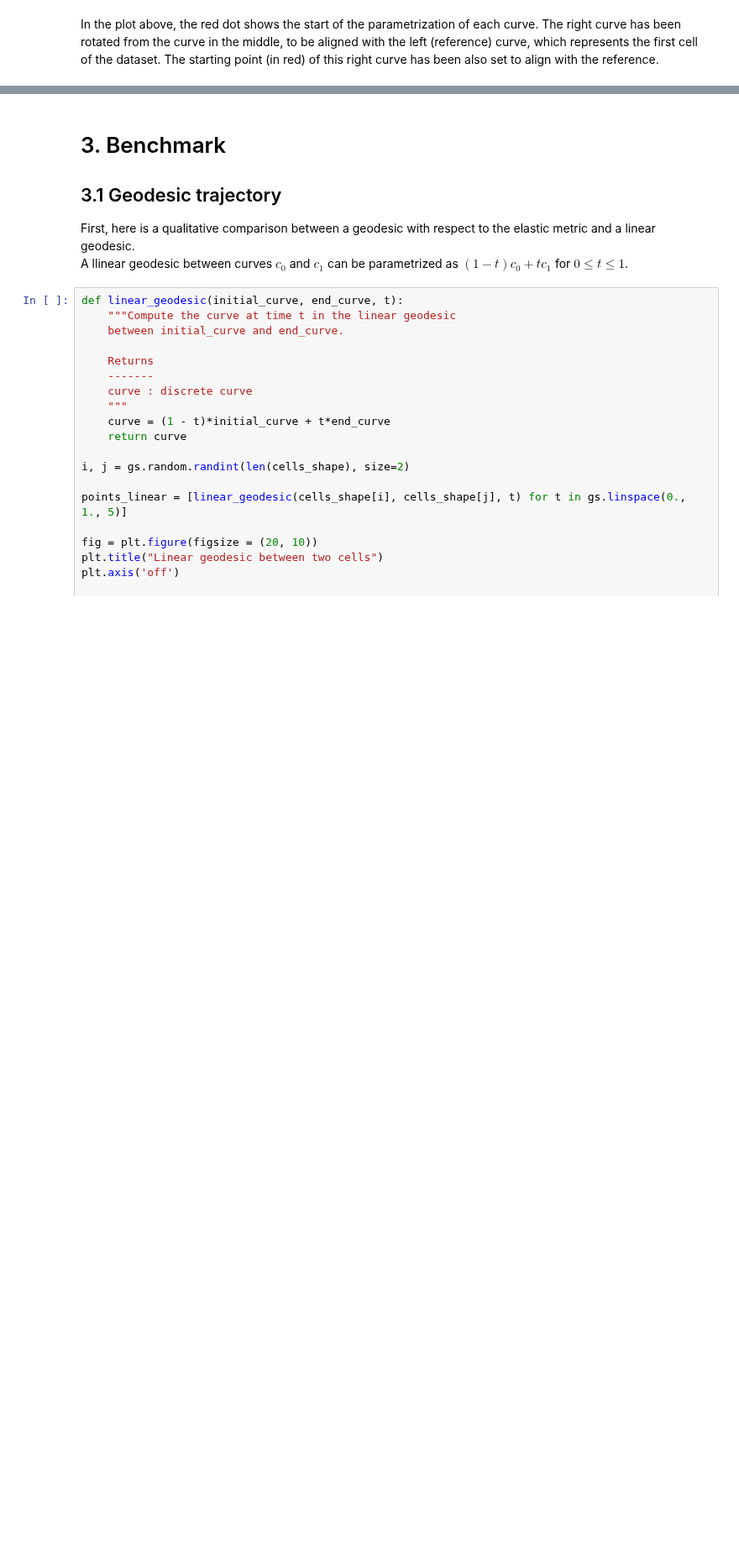
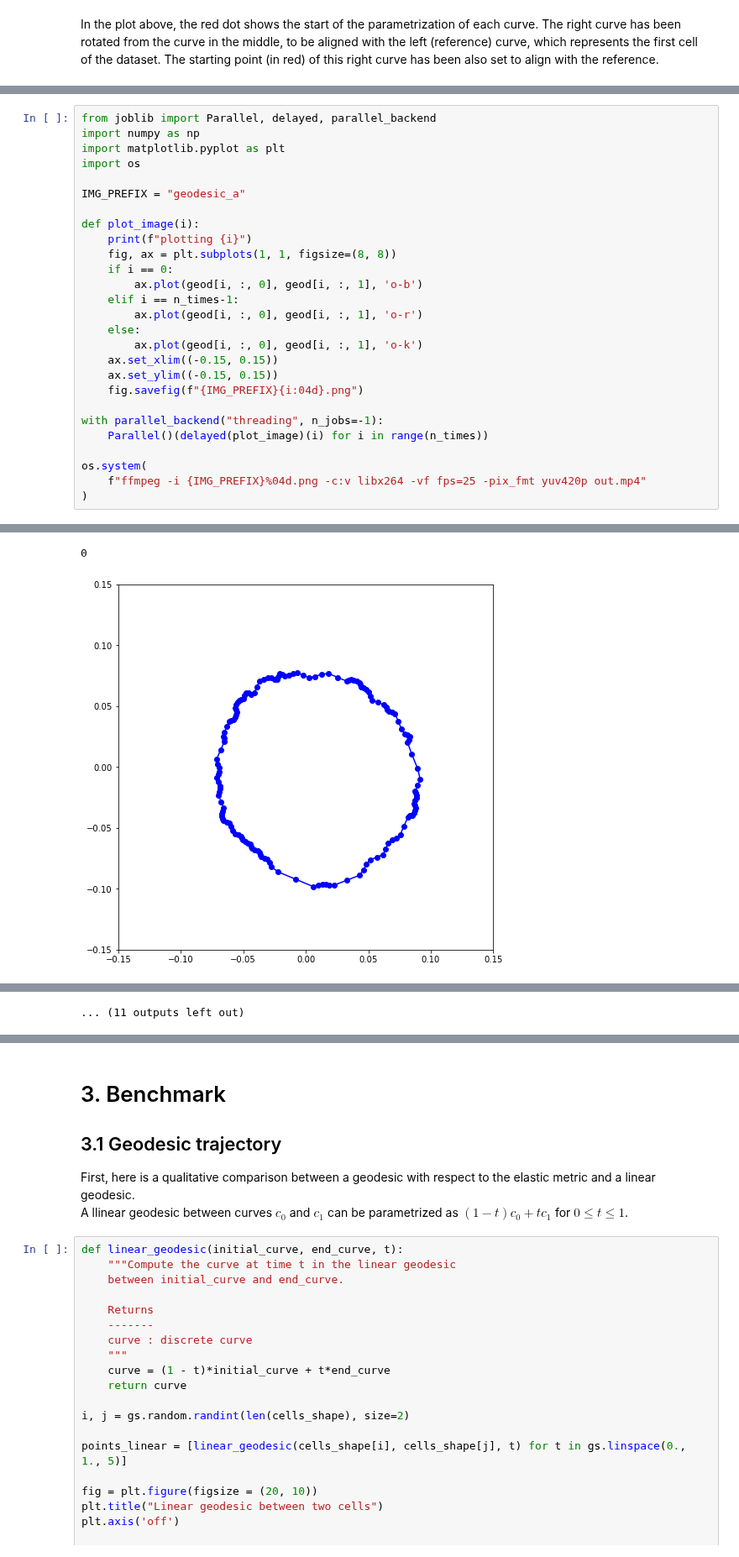
Before and after one commit to geomstats/geomstats, a Jupyter notebook: notebooks/usecase_cell_shapes_analysis.ipynb, the cells around one changed output, grey strips where cells are left out. Shown at 84% size. Saved outputs shown, nothing was run; the diff lists cells and outputs as text; blank space fills up the shorter version.

```diff
--- a/notebooks/usecase_cell_shapes_analysis.ipynb
+++ b/notebooks/usecase_cell_shapes_analysis.ipynb
@@ -614,0 +276,28 @@ For the purpose of our analysis which focused on the contour shapes of the cell,
+# %%
+from joblib import Parallel, delayed, parallel_backend
+import numpy as np
+import matplotlib.pyplot as plt
+import os
+
+IMG_PREFIX = "geodesic_a"
+
+def plot_image(i):
+    print(f"plotting {i}")
+    fig, ax = plt.subplots(1, 1, figsize=(8, 8))
+    if i == 0:
+        ax.plot(geod[i, :, 0], geod[i, :, 1], 'o-b')
+    elif i == n_times-1:
+        ax.plot(geod[i, :, 0], geod[i, :, 1], 'o-r')
+    else:
+        ax.plot(geod[i, :, 0], geod[i, :, 1], 'o-k')
+    ax.set_xlim((-0.15, 0.15))
+    ax.set_ylim((-0.15, 0.15))
+    fig.savefig(f"{IMG_PREFIX}{i:04d}.png")
+
+with parallel_backend("threading", n_jobs=-1):
+    Parallel()(delayed(plot_image)(i) for i in range(n_times))
+
+os.system(
+    f"ffmpeg -i {IMG_PREFIX}%04d.png -c:v libx264 -vf fps=25 -pix_fmt yuv420p out.mp4"
+)
+# %% [output]
@@ -614,0 +341,2 @@ For the purpose of our analysis which focused on the contour shapes of the cell,
+0
+[figure, added]
@@ -614,0 +351 @@ For the purpose of our analysis which focused on the contour shapes of the cell,
+... (11 outputs left out)
```
Also changed, not shown: parts of 70 cells of this notebook, 1 other file.
